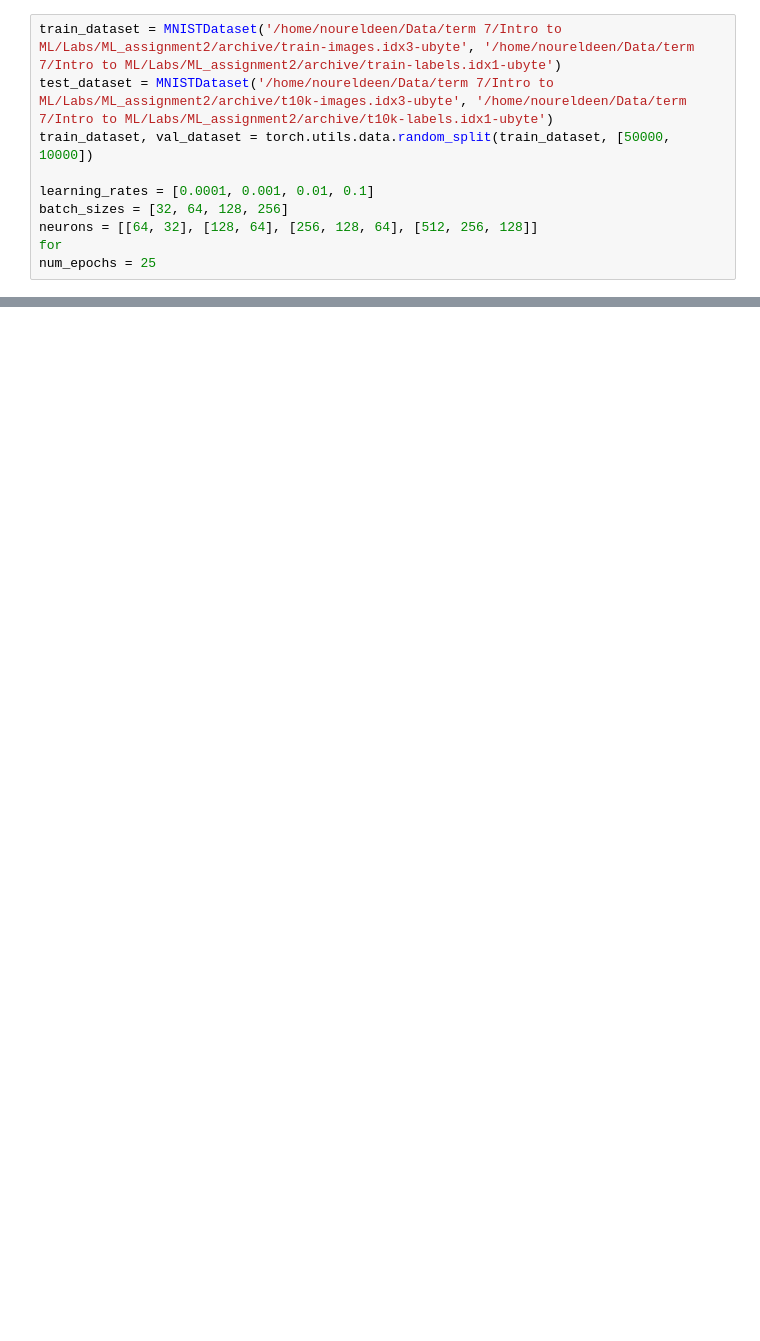
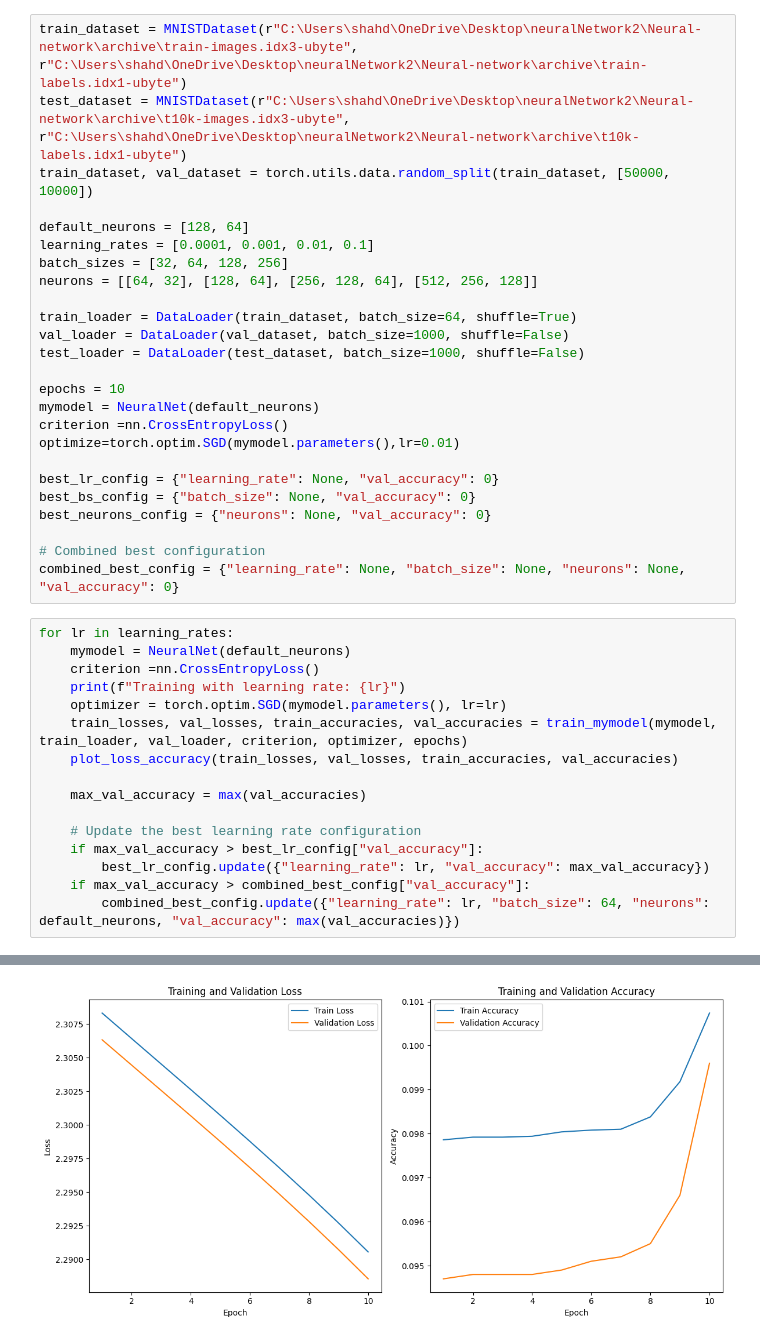
Before and after one commit to Noureldeen73/Neural-network, a Jupyter notebook: main.ipynb, the cells around one changed output, grey strips where cells are left out. Cells and saved outputs as stored; diff of their text form; blank space fills up the shorter version.

```diff
--- a/main.ipynb
+++ b/main.ipynb
@@ -7,10 +10,42 @@ import matplotlib.pyplot as plt
 # %%
-train_dataset = MNISTDataset('/home/noureldeen/Data/term 7/Intro to ML/Labs/ML_assignment2/archive/train-images.idx3-ubyte', '/home/noureldeen/Data/term 7/Intro to ML/Labs/ML_assignment2/archive/train-labels.idx1-ubyte')
-test_dataset = MNISTDataset('/home/noureldeen/Data/term 7/Intro to ML/Labs/ML_assignment2/archive/t10k-images.idx3-ubyte', '/home/noureldeen/Data/term 7/Intro to ML/Labs/ML_assignment2/archive/t10k-labels.idx1-ubyte')
+train_dataset = MNISTDataset(r"C:\Users\shahd\OneDrive\Desktop\neuralNetwork2\Neural-network\archive\train-images.idx3-ubyte", r"C:\Users\shahd\OneDrive\Desktop\neuralNetwork2\Neural-network\archive\train-labels.idx1-ubyte")
+test_dataset = MNISTDataset(r"C:\Users\shahd\OneDrive\Desktop\neuralNetwork2\Neural-network\archive\t10k-images.idx3-ubyte", r"C:\Users\shahd\OneDrive\Desktop\neuralNetwork2\Neural-network\archive\t10k-labels.idx1-ubyte")
 train_dataset, val_dataset = torch.utils.data.random_split(train_dataset, [50000, 10000])
 
+default_neurons = [128, 64]
 learning_rates = [0.0001, 0.001, 0.01, 0.1]
 batch_sizes = [32, 64, 128, 256]
 neurons = [[64, 32], [128, 64], [256, 128, 64], [512, 256, 128]]
-for
-num_epochs = 25
+
+train_loader = DataLoader(train_dataset, batch_size=64, shuffle=True)
+val_loader = DataLoader(val_dataset, batch_size=1000, shuffle=False)
+test_loader = DataLoader(test_dataset, batch_size=1000, shuffle=False)
+
+epochs = 10
+mymodel = NeuralNet(default_neurons)
+criterion =nn.CrossEntropyLoss()
+optimize=torch.optim.SGD(mymodel.parameters(),lr=0.01)
+
+best_lr_config = {"learning_rate": None, "val_accuracy": 0}
+best_bs_config = {"batch_size": None, "val_accuracy": 0}
+best_neurons_config = {"neurons": None, "val_accuracy": 0}
+
+# Combined best configuration
+combined_best_config = {"learning_rate": None, "batch_size": None, "neurons": None, "val_accuracy": 0}
+# %%
+for lr in learning_rates:
+    mymodel = NeuralNet(default_neurons)
+    criterion =nn.CrossEntropyLoss()
+    print(f"Training with learning rate: {lr}")
+    optimizer = torch.optim.SGD(mymodel.parameters(), lr=lr)
+    train_losses, val_losses, train_accuracies, val_accuracies = train_mymodel(mymodel, train_loader, val_loader, criterion, optimizer, epochs)
+    plot_loss_accuracy(train_losses, val_losses, train_accuracies, val_accuracies)
+
+    max_val_accuracy = max(val_accuracies)
+
+    # Update the best learning rate configuration
+    if max_val_accuracy > best_lr_config["val_accuracy"]:
+        best_lr_config.update({"learning_rate": lr, "val_accuracy": max_val_accuracy})
+    if max_val_accuracy > combined_best_config["val_accuracy"]:
+        combined_best_config.update({"learning_rate": lr, "batch_size": 64, "neurons": default_neurons, "val_accuracy": max(val_accuracies)})
+# %% [output]
@@ -16,0 +69 @@ num_epochs = 25
+[figure, added]
```
Also changed, not shown: parts of 8 cells of this notebook, 2 other files.
